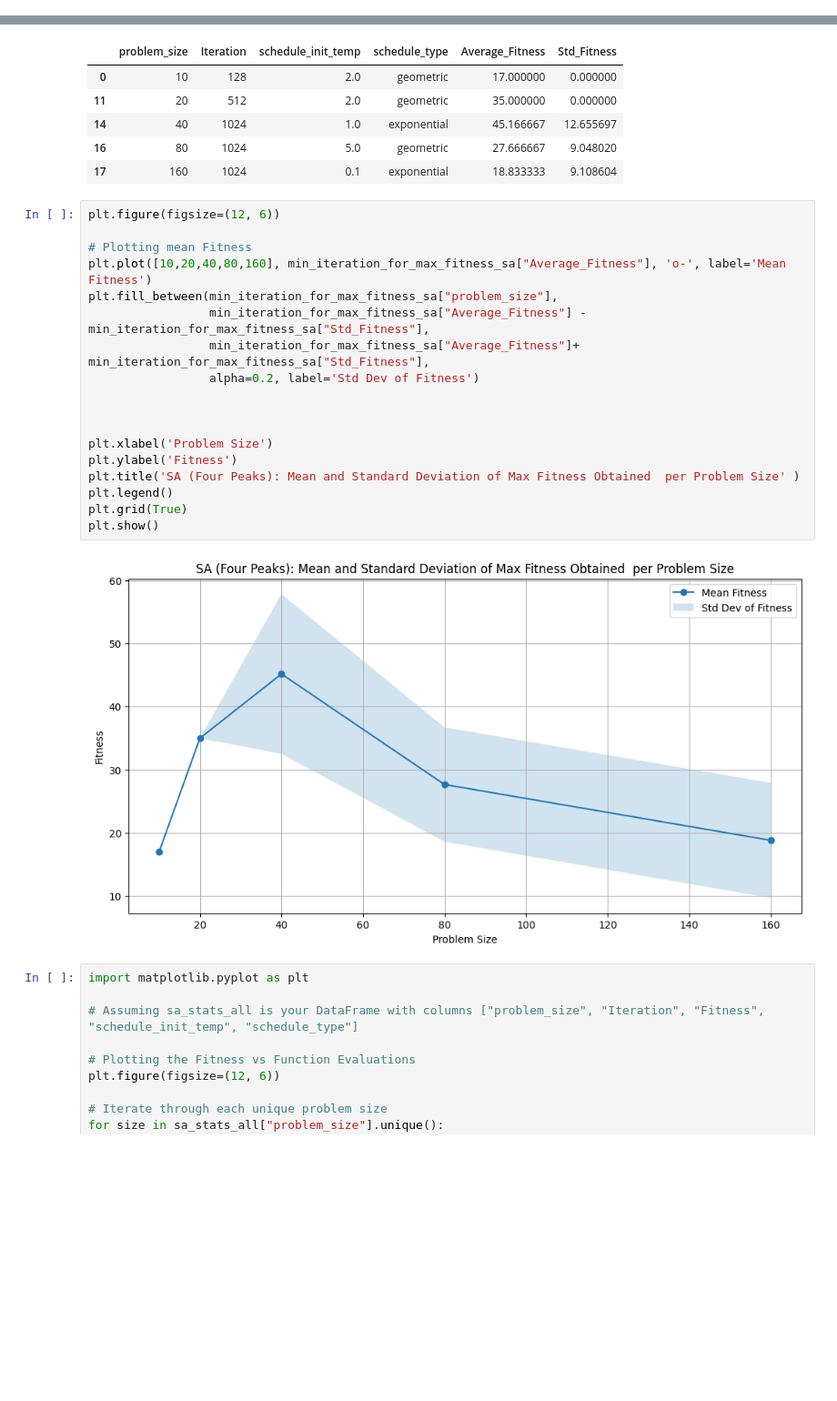
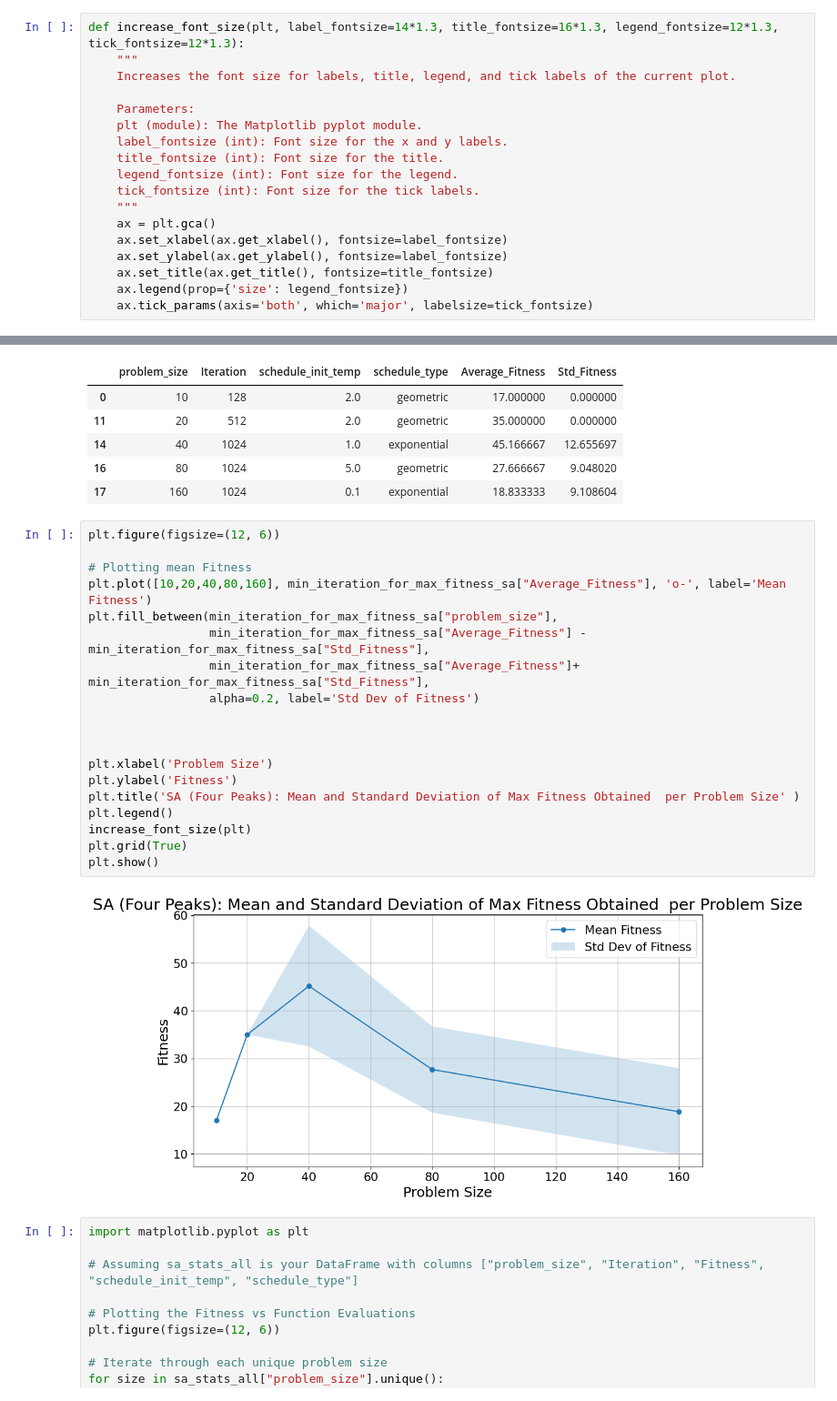
Before and after one commit to climberwb/ML, a Jupyter notebook: A2/A2P1Graphs._4peaks.ipynb, the cells around one changed output, grey strips where cells are left out. Shown at 91% size. Saved outputs shown, nothing was run; the diff lists cells and outputs as text; blank space fills up the shorter version.

Commit message:
added more exemplery graphs

```diff
--- a/A2/A2P1Graphs._4peaks.ipynb
+++ b/A2/A2P1Graphs._4peaks.ipynb
@@ -47,6 +47,24 @@ logging.basicConfig(level=logging.WARNING)
 # Wall Clock Time: Our favorite. Look into it.
 # %% [output]
 Requirement already satisfied: chess in c:\users\warrenkushner\miniconda3\envs\mla2\lib\site-packages (1.10.0)
+# %%
+def increase_font_size(plt, label_fontsize=14*1.3, title_fontsize=16*1.3, legend_fontsize=12*1.3, tick_fontsize=12*1.3):
+    """
+    Increases the font size for labels, title, legend, and tick labels of the current plot.
+
+    Parameters:
+    plt (module): The Matplotlib pyplot module.
+    label_fontsize (int): Font size for the x and y labels.
+    title_fontsize (int): Font size for the title.
+    legend_fontsize (int): Font size for the legend.
+    tick_fontsize (int): Font size for the tick labels.
+    """
+    ax = plt.gca()
+    ax.set_xlabel(ax.get_xlabel(), fontsize=label_fontsize)
+    ax.set_ylabel(ax.get_ylabel(), fontsize=label_fontsize)
+    ax.set_title(ax.get_title(), fontsize=title_fontsize)
+    ax.legend(prop={'size': legend_fontsize})
+    ax.tick_params(axis='both', which='major', labelsize=tick_fontsize)
 # %% [markdown]
 ## RHC Graphs
 # %% [markdown]
@@ -321,23 +339,24 @@ best hyperparameters and avg fitness for each problem size
 # %%
 plt.figure(figsize=(12, 6))
 
 # Plotting mean Fitness
 plt.plot([10,20,40,80,160], min_iteration_for_max_fitness_sa["Average_Fitness"], 'o-', label='Mean Fitness')
 plt.fill_between(min_iteration_for_max_fitness_sa["problem_size"],
                  min_iteration_for_max_fitness_sa["Average_Fitness"] - min_iteration_for_max_fitness_sa["Std_Fitness"],
                  min_iteration_for_max_fitness_sa["Average_Fitness"]+ min_iteration_for_max_fitness_sa["Std_Fitness"],
                  alpha=0.2, label='Std Dev of Fitness')
 
 
 
 plt.xlabel('Problem Size')
 plt.ylabel('Fitness')
 plt.title('SA (Four Peaks): Mean and Standard Deviation of Max Fitness Obtained  per Problem Size' )
 plt.legend()
+increase_font_size(plt)
 plt.grid(True)
 plt.show()
 # %% [output]
-[figure, old version]
+[figure, new version]
 # %%
 import matplotlib.pyplot as plt
 
```
Also changed, not shown: parts of 3 cells of this notebook, 30 other files.
